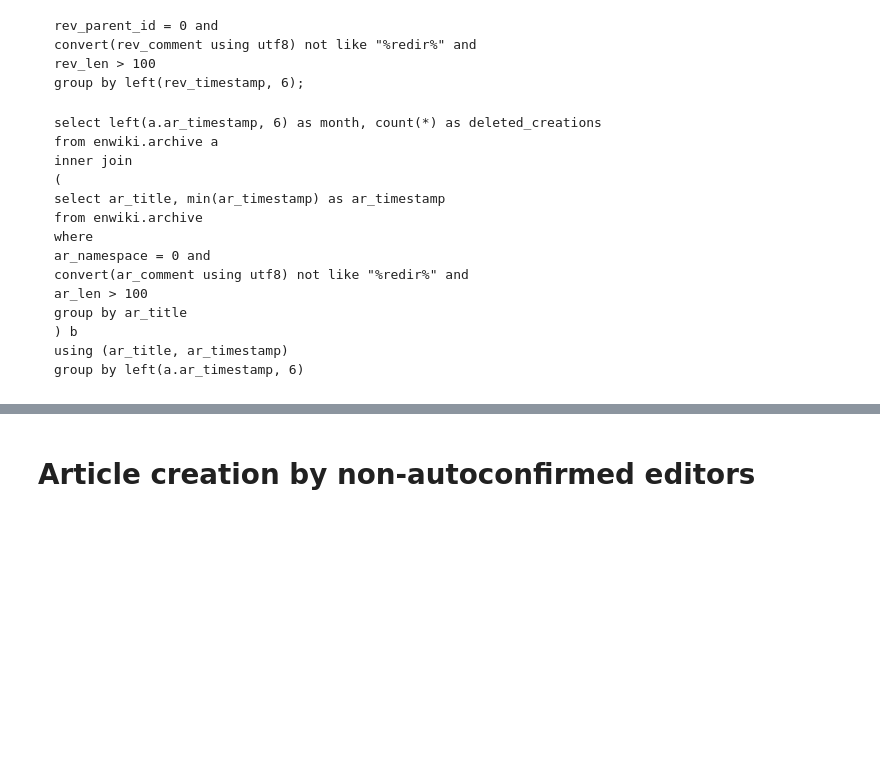
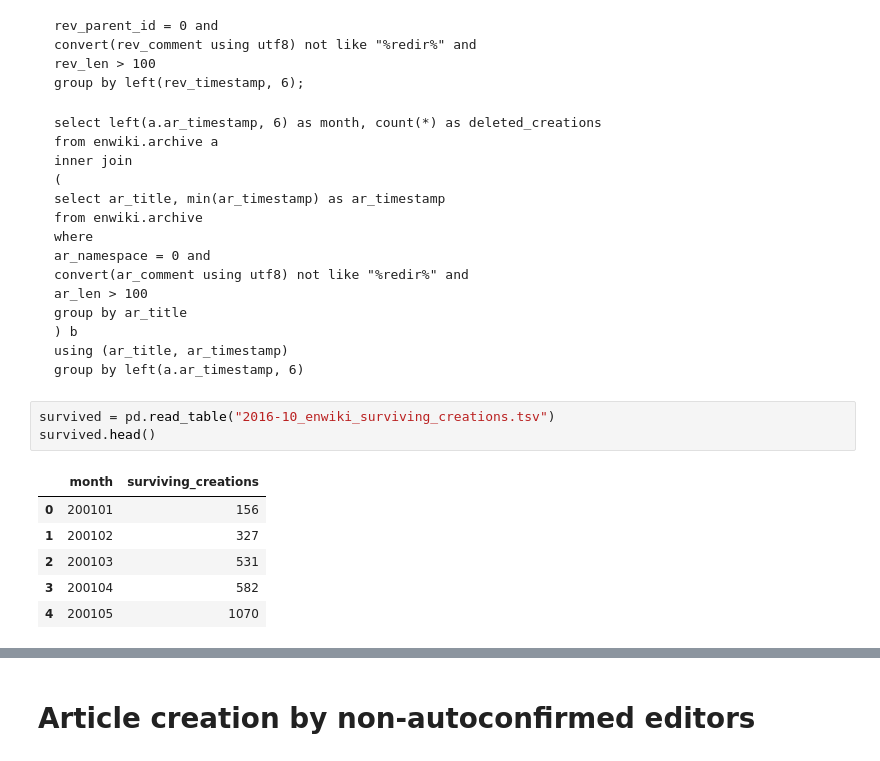
Before and after one commit to wikimedia-research/Editing-2016-10-enwiki-article-creation, a Jupyter notebook: Analysis.ipynb, the cells around one changed output, grey strips where cells are left out. Saved outputs shown, nothing was run; the diff lists cells and outputs as text; blank space fills up the shorter version.

````diff
--- a/Analysis.ipynb
+++ b/Analysis.ipynb
@@ -34,3 +40,13 @@ group by ar_title
 using (ar_title, ar_timestamp)
 group by left(a.ar_timestamp, 6)
 ```
+# %%
+survived = pd.read_table("2016-10_enwiki_surviving_creations.tsv")
+survived.head()
+# %% [output]
+|  | month | surviving_creations |
+| 0 | 200101 | 156 |
+| 1 | 200102 | 327 |
+| 2 | 200103 | 531 |
+| 3 | 200104 | 582 |
+| 4 | 200105 | 1070 |
````
Also changed, not shown: parts of 5 cells of this notebook.
